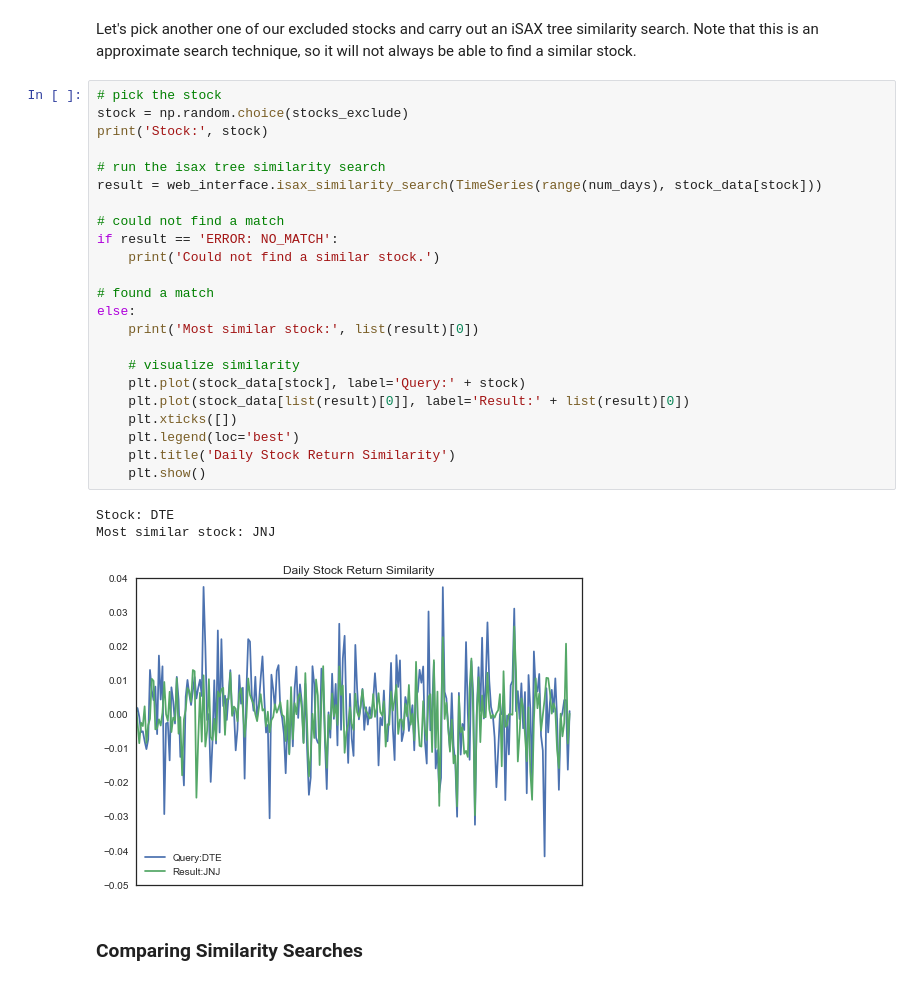
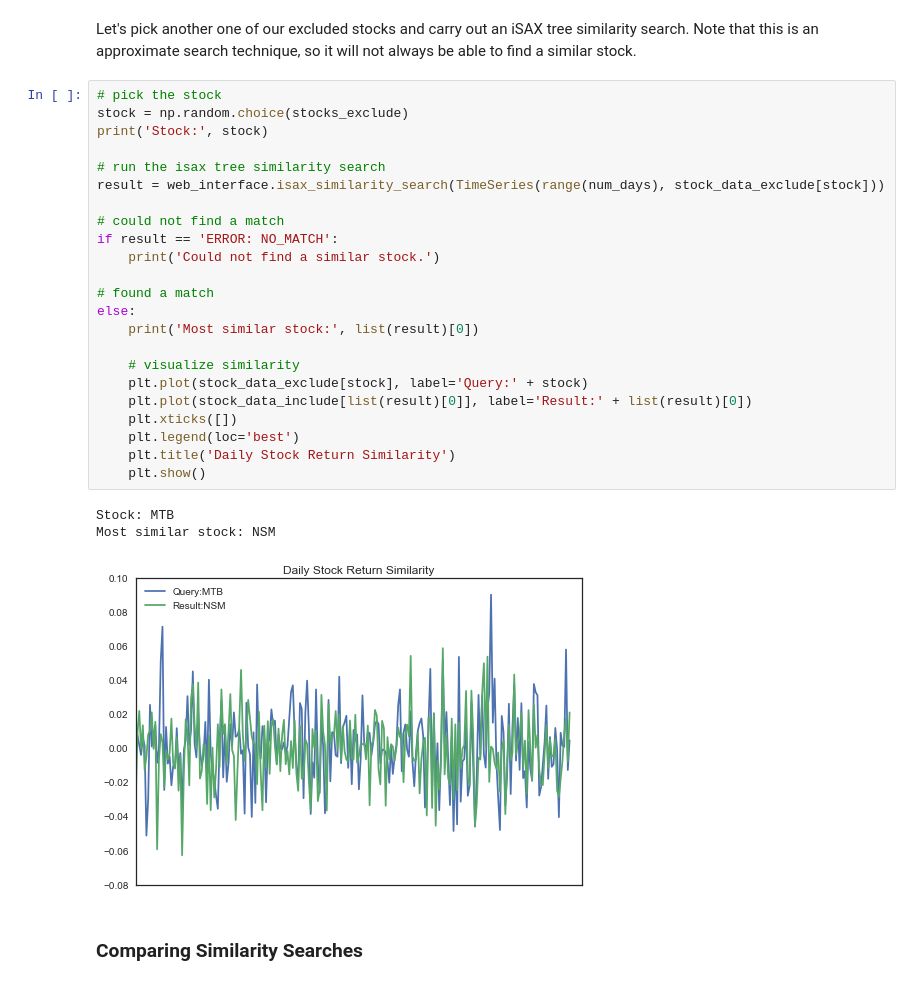
Before and after one commit to Mynti207/TimeDB, a Jupyter notebook: docs/stock_example_returns.ipynb, the cells around one changed output. Saved outputs shown, nothing was run; the diff lists cells and outputs as text.

```diff
--- a/docs/stock_example_returns.ipynb
+++ b/docs/stock_example_returns.ipynb
@@ -144,30 +143,30 @@ Let's pick another one of our excluded stocks and carry out an iSAX tree similar
 # %%
 # pick the stock
 stock = np.random.choice(stocks_exclude)
 print('Stock:', stock)
 
 # run the isax tree similarity search
-result = web_interface.isax_similarity_search(TimeSeries(range(num_days), stock_data[stock]))
+result = web_interface.isax_similarity_search(TimeSeries(range(num_days), stock_data_exclude[stock]))
 
 # could not find a match
 if result == 'ERROR: NO_MATCH':
     print('Could not find a similar stock.')
 
 # found a match
 else:
     print('Most similar stock:', list(result)[0])
 
     # visualize similarity
-    plt.plot(stock_data[stock], label='Query:' + stock)
-    plt.plot(stock_data[list(result)[0]], label='Result:' + list(result)[0])
+    plt.plot(stock_data_exclude[stock], label='Query:' + stock)
+    plt.plot(stock_data_include[list(result)[0]], label='Result:' + list(result)[0])
     plt.xticks([])
     plt.legend(loc='best')
     plt.title('Daily Stock Return Similarity')
     plt.show()
 # %% [output]
-Stock: DTE
-Most similar stock: JNJ
+Stock: MTB
+Most similar stock: NSM
-[figure, old version]
+[figure, new version]
 # %% [markdown]
 ### Comparing Similarity Searches
 # %% [markdown]
```
Also changed, not shown: parts of 9 cells of this notebook, 9 other files.
